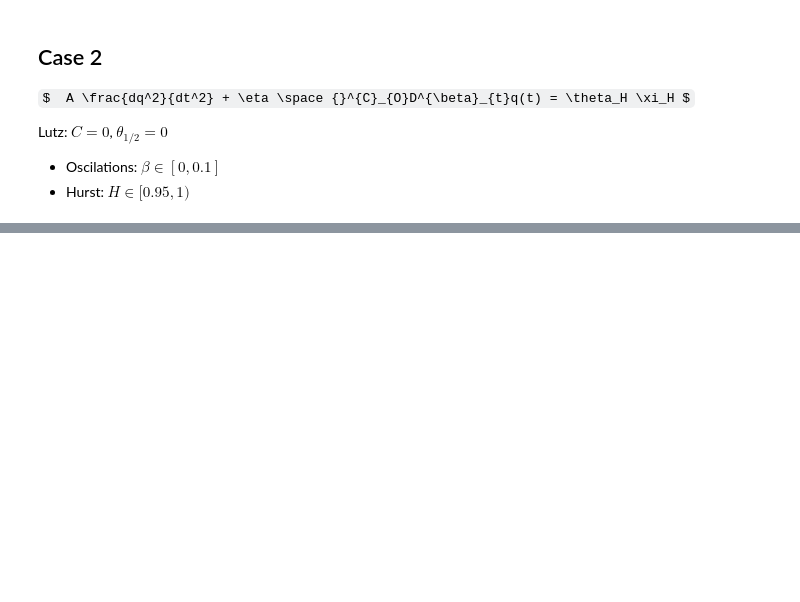
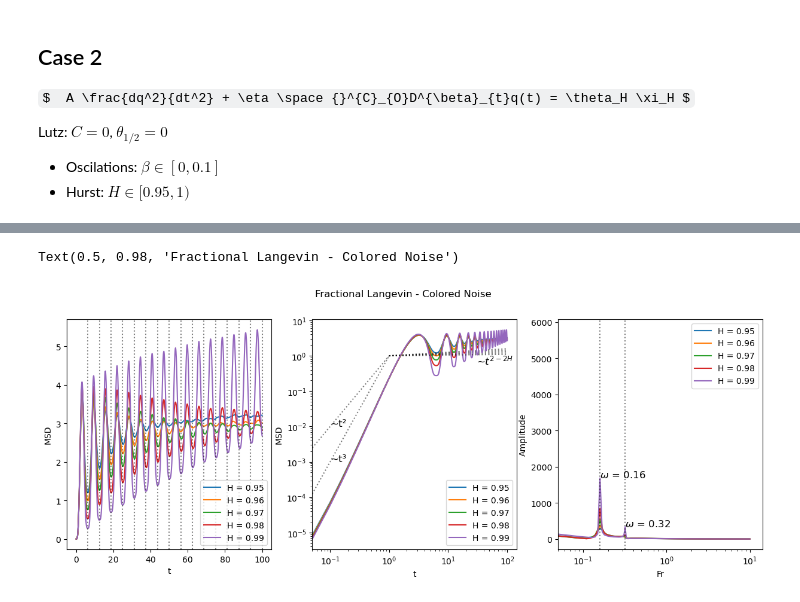
Before and after one commit to davidsantiagoquevedo/fractional-langevin-equations, a Jupyter notebook: analysis/inspect_fLe_MSD_twobath.ipynb, the cells around one changed output, grey strips where cells are left out. Cells and saved outputs as stored; diff of their text form; code cells hidden in the pictures; some formulas as TeX source; blank space fills up the shorter version.

```diff
--- a/analysis/inspect_fLe_MSD_twobath.ipynb
+++ b/analysis/inspect_fLe_MSD_twobath.ipynb
@@ -104,0 +192,67 @@ plot_msd(A, eta, C, theta_12, theta_H)
+# %%
+A = 1.0
+eta = 1.0
+C = 0.0
+theta_H = 1.0
+theta_12 = 0.0
+
+fig, ax = plt.subplots(1,3, figsize = (15,5))
+
+H = 0.95
+df_msd = get_msd(A, eta, C, theta_12, theta_H, H, avg, h, task_set)
+df_ft = get_ft(df_msd, h, T)
+df_freq = get_freq(df_ft)
+plot_msd(ax[0], df_msd, H)
+plot_msd(ax[1], df_msd, H, log = True)
+plot_fft(ax[2], df_ft, H)
+add_trend(ax[1], x0 = 1, xf = 100, func = t2_2H, text = r"", xtext = 0.1, H = H)
+
+H = 0.96
+df_msd = get_msd(A, eta, C, theta_12, theta_H, H, avg, h, task_set)
+df_ft = get_ft(df_msd, h, T)
+df_freq = get_freq(df_ft)
+plot_msd(ax[0], df_msd, H)
+plot_msd(ax[1], df_msd, H, log = True)
+plot_fft(ax[2], df_ft, H)
+add_trend(ax[1], x0 = 1, xf = 100, func = t2_2H, text = r"", xtext = 0.1, H = H)
+
+H = 0.97
+df_msd = get_msd(A, eta, C, theta_12, theta_H, H, avg, h, task_set)
+df_ft = get_ft(df_msd, h, T)
+df_freq = get_freq(df_ft)
+plot_msd(ax[0], df_msd, H)
+plot_msd(ax[1], df_msd, H, log = True)
+plot_fft(ax[2], df_ft, H)
+add_trend(ax[1], x0 = 1, xf = 100, func = t2_2H, text = r"", xtext = 0.1, H = H)
+
+H = 0.98
+df_msd = get_msd(A, eta, C, theta_12, theta_H, H, avg, h, task_set)
+df_ft = get_ft(df_msd, h, T)
+df_freq = get_freq(df_ft)
+plot_msd(ax[0], df_msd, H)
+plot_msd(ax[1], df_msd, H, log = True)
+plot_fft(ax[2], df_ft, H)
+add_trend(ax[1], x0 = 1, xf = 100, func = t2_2H, text = r"", xtext = 0.1, H = H)
+
+H = 0.99
+df_msd = get_msd(A, eta, C, theta_12, theta_H, H, avg, h, task_set)
+df_ft = get_ft(df_msd, h, T)
+df_freq = get_freq(df_ft)
+plot_msd(ax[0], df_msd, H)
+plot_msd(ax[1], df_msd, H, log = True)
+plot_fft(ax[2], df_ft, H)
+add_trend(ax[1], x0 = 1, xf = 100, func = t2_2H, text = r"~$t^{2-2H}$", xtext = 30, dy = -0.5, H = H)
+
+add_trend(ax[1], x0 = h, xf = 1, func = t2, text = "~t²", xtext = 0.1)
+add_trend(ax[1], x0 = h, xf = 1, func = t3, text = "~t³", xtext = 0.1)
+add_freq(ax[2], df_freq)
+add_freq_grid(ax[0], df_freq.iloc[0].fr, T)
+
+ax[2].set_xscale("log")
+ax[1].set_xlim(xmin = h)
+ax[2].set_xlim(xmin = h)
+
+fig.suptitle("Fractional Langevin - Colored Noise")
+# %% [output]
+Text(0.5, 0.98, 'Fractional Langevin - Colored Noise')
+[figure, added]
```
Also changed, not shown: parts of 30 cells of this notebook.
